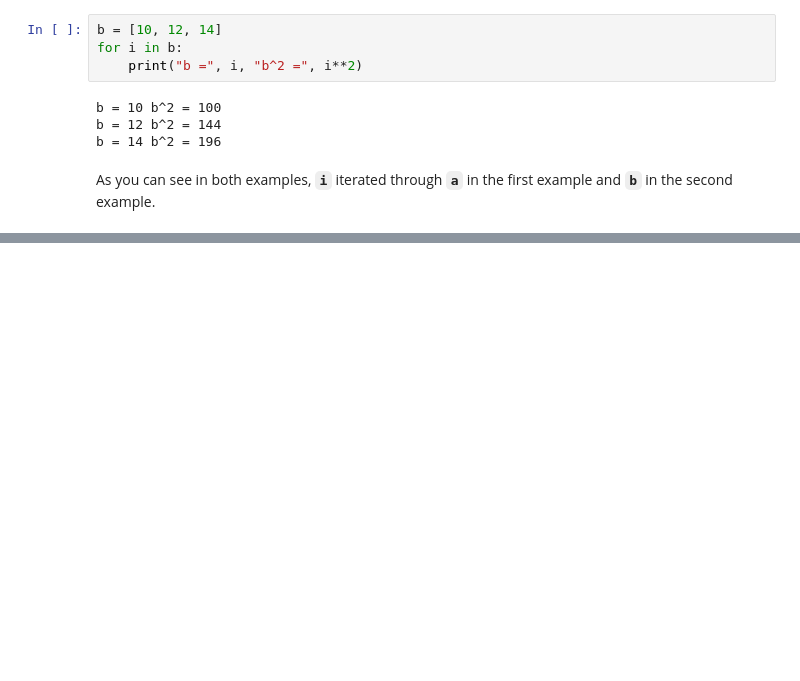
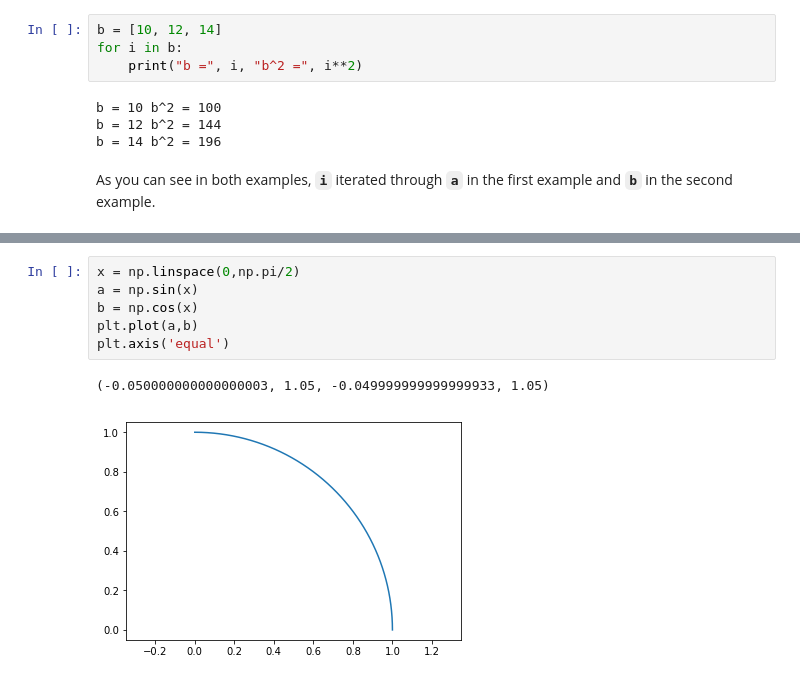
Before and after one commit to OpenChemE/CHBE241, a Jupyter notebook: Getting-started-with-jupyter.ipynb, the cells around one changed output, grey strips where cells are left out. Saved outputs shown, nothing was run; the diff lists cells and outputs as text; blank space fills up the shorter version.

```diff
--- a/Getting-started-with-jupyter.ipynb
+++ b/Getting-started-with-jupyter.ipynb
@@ -119,0 +186,9 @@
+# %%
+x = np.linspace(0,np.pi/2)
+a = np.sin(x)
+b = np.cos(x)
+plt.plot(a,b)
+plt.axis('equal')
+# %% [output]
+(-0.050000000000000003, 1.05, -0.049999999999999933, 1.05)
+[figure, added]
```
Also changed, not shown: parts of 19 cells of this notebook.
